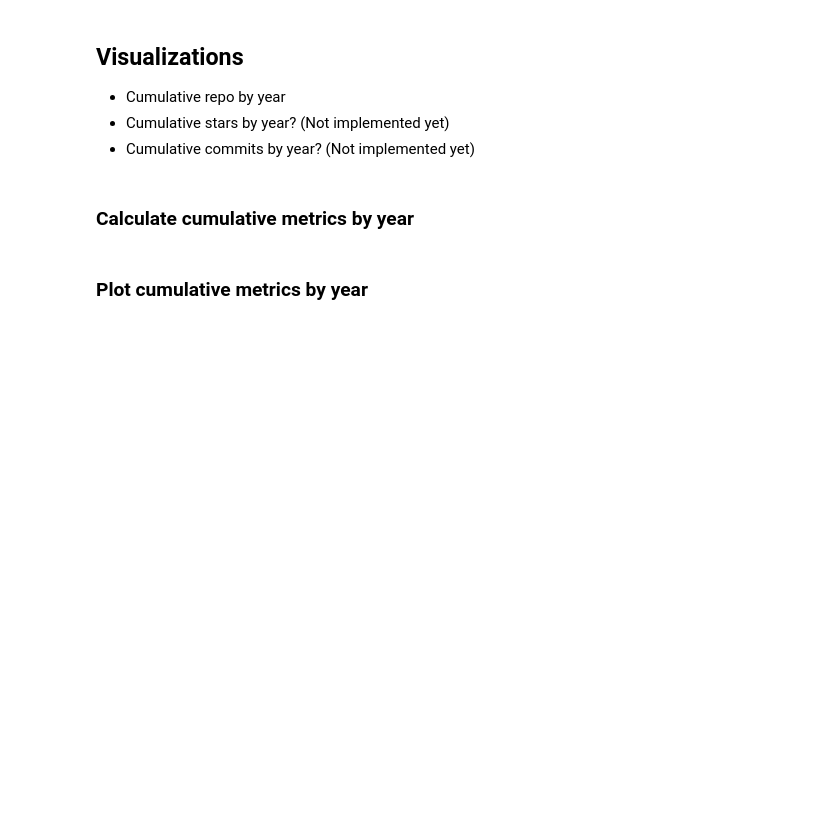
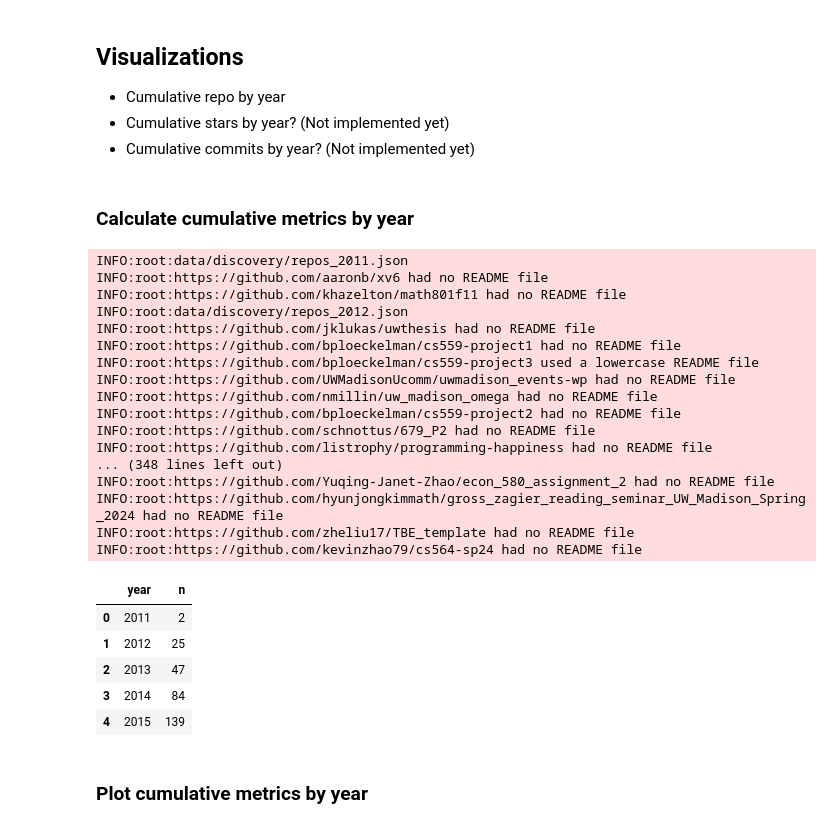
Before and after one commit to UW-Madison-DSI/ospo-stats, a Jupyter notebook: report_v0.ipynb, the cells around one changed output. Saved outputs shown, nothing was run; the diff lists cells and outputs as text; code cells hidden in the pictures; blank space fills up the shorter version.

```diff
--- a/report_v0.ipynb
+++ b/report_v0.ipynb
@@ -23,17 +43,37 @@ discover_repos("uw-madison", 2010, 2024, overwrite=True)
 # %% [markdown]
 ### Calculate cumulative metrics by year
 # %%
-import pandas as pd
-import altair as alt
-from ospo_stats.parser import load
-
-df = load("data/")
+df = load("data/discovery")
 df['year'] = pd.to_datetime(df['created_at']).dt.year
 
 cumulative_repos = df.groupby('year').name.nunique().cumsum()
 plot_df = cumulative_repos.reset_index(name='n')
 
 plot_df.head(5)
+# %% [output]
+INFO:root:data/discovery/repos_2011.json
+INFO:root:https://github.com/aaronb/xv6 had no README file
+INFO:root:https://github.com/khazelton/math801f11 had no README file
+INFO:root:data/discovery/repos_2012.json
+INFO:root:https://github.com/jklukas/uwthesis had no README file
+INFO:root:https://github.com/bploeckelman/cs559-project1 had no README file
+INFO:root:https://github.com/bploeckelman/cs559-project3 used a lowercase README file
+INFO:root:https://github.com/UWMadisonUcomm/uwmadison_events-wp had no README file
+INFO:root:https://github.com/nmillin/uw_madison_omega had no README file
+INFO:root:https://github.com/bploeckelman/cs559-project2 had no README file
+INFO:root:https://github.com/schnottus/679_P2 had no README file
+INFO:root:https://github.com/listrophy/programming-happiness had no README file
+... (348 lines left out)
+INFO:root:https://github.com/Yuqing-Janet-Zhao/econ_580_assignment_2 had no README file
+INFO:root:https://github.com/hyunjongkimmath/gross_zagier_reading_seminar_UW_Madison_Spring_2024 had no README file
+INFO:root:https://github.com/zheliu17/TBE_template had no README file
+INFO:root:https://github.com/kevinzhao79/cs564-sp24 had no README file
+|  | year | n |
+| 0 | 2011 | 2 |
+| 1 | 2012 | 25 |
+| 2 | 2013 | 47 |
+| 3 | 2014 | 84 |
+| 4 | 2015 | 139 |
 # %% [markdown]
 ### Plot cumulative metrics by year
 # %%
```
Also changed, not shown: parts of 23 cells of this notebook, 2 other files.
